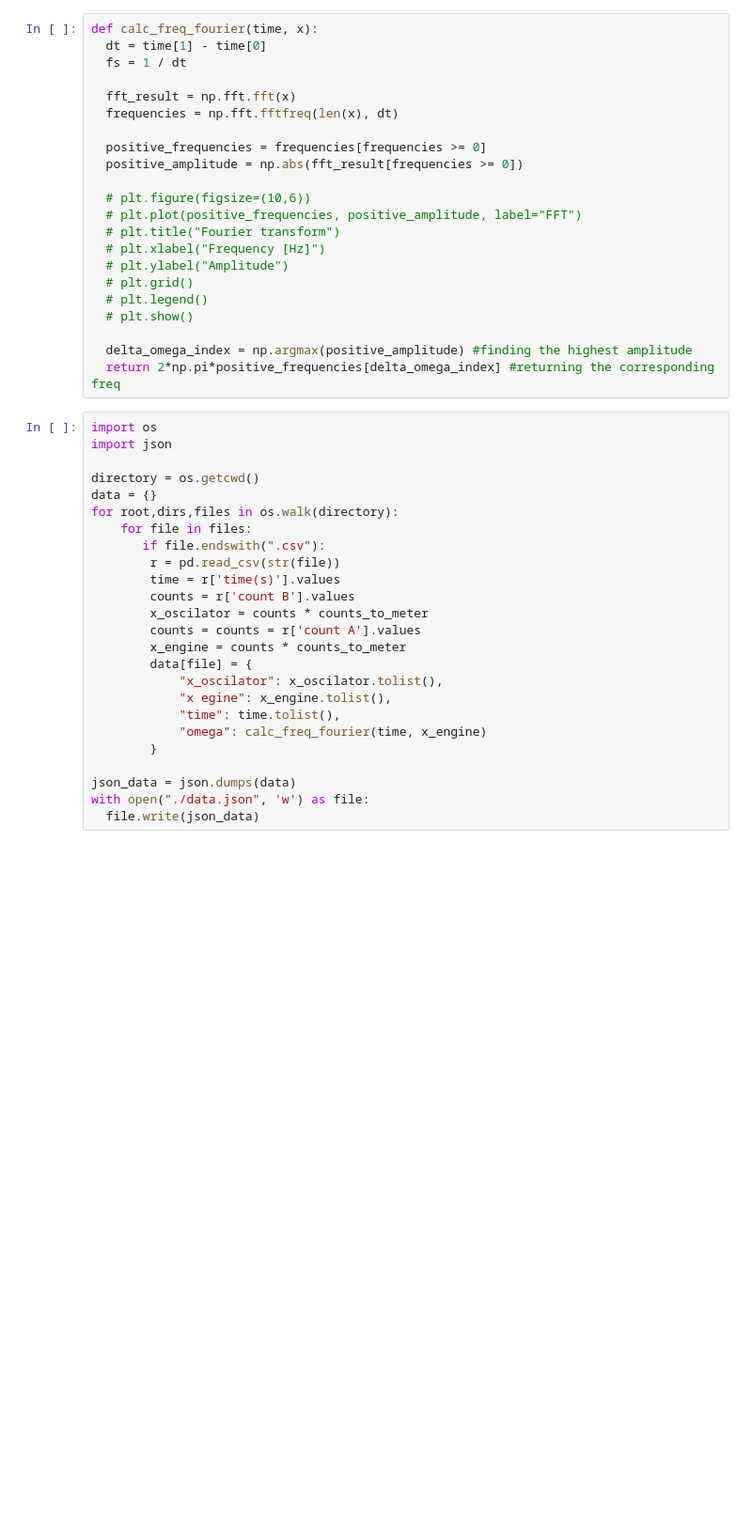
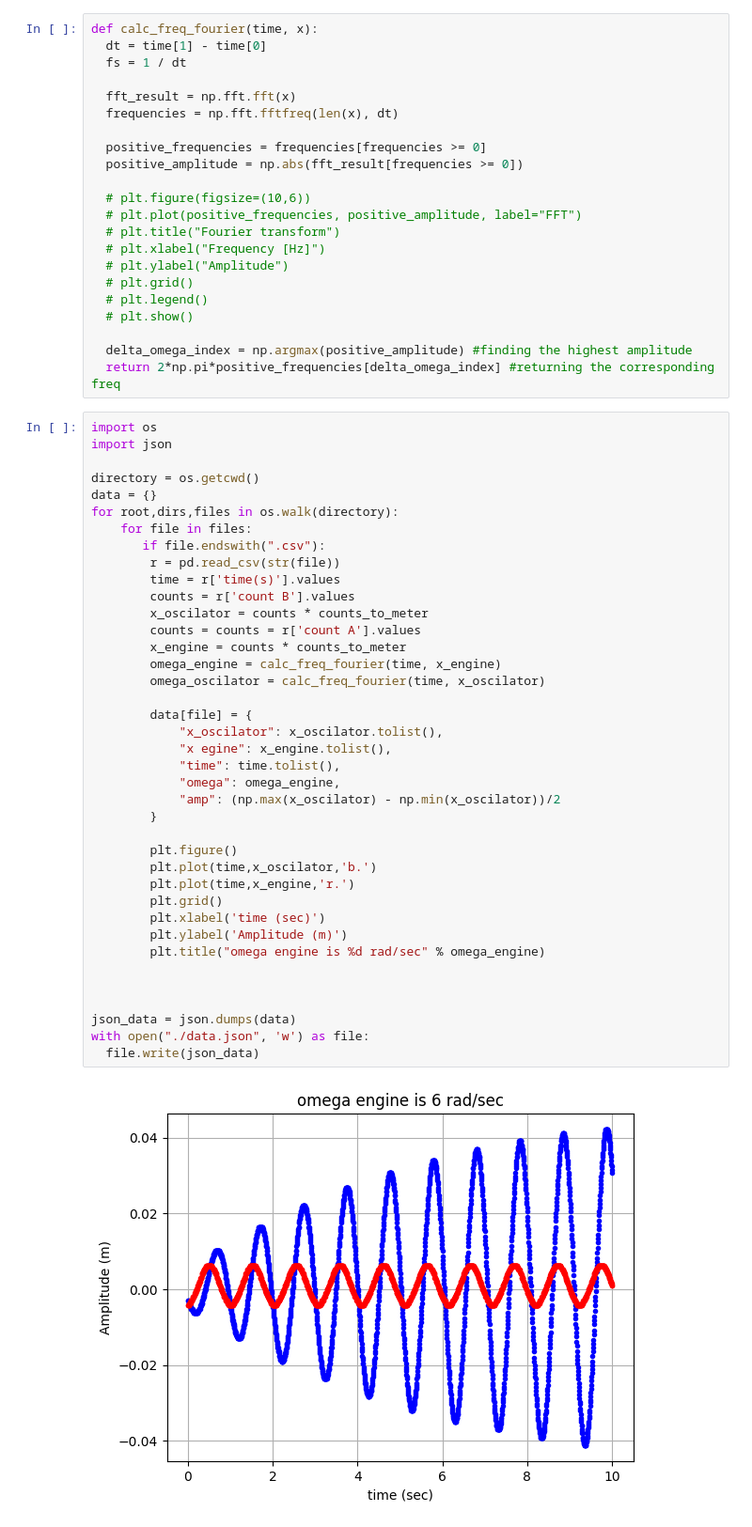
Before and after one commit to ronniegertman/Waves, a Jupyter notebook: harmonic_oscilator.ipynb, the cells around one changed output. Shown at 94% size. Cells and saved outputs as stored; diff of their text form; blank space fills up the shorter version.

Commit message:
updated graphs

```diff
--- a/harmonic_oscilator.ipynb
+++ b/harmonic_oscilator.ipynb
@@ -225,25 +225,41 @@ def calc_freq_fourier(time, x):
 # %%
 import os
 import json
 
 directory = os.getcwd()
 data = {}
 for root,dirs,files in os.walk(directory):
     for file in files:
        if file.endswith(".csv"):
         r = pd.read_csv(str(file))
         time = r['time(s)'].values
         counts = r['count B'].values
         x_oscilator = counts * counts_to_meter
         counts = counts = r['count A'].values
         x_engine = counts * counts_to_meter
+        omega_engine = calc_freq_fourier(time, x_engine)
+        omega_oscilator = calc_freq_fourier(time, x_oscilator)
+
         data[file] = {
             "x_oscilator": x_oscilator.tolist(),
             "x egine": x_engine.tolist(),
             "time": time.tolist(),
-            "omega": calc_freq_fourier(time, x_engine)
+            "omega": omega_engine,
+            "amp": (np.max(x_oscilator) - np.min(x_oscilator))/2
         }
+
+        plt.figure()
+        plt.plot(time,x_oscilator,'b.')
+        plt.plot(time,x_engine,'r.')
+        plt.grid()
+        plt.xlabel('time (sec)')
+        plt.ylabel('Amplitude (m)')
+        plt.title("omega engine is %d rad/sec" % omega_engine)
+
+
 
 json_data = json.dumps(data)
 with open("./data.json", 'w') as file:
   file.write(json_data)
+# %% [output]
+[figure, added]
```
Also changed, not shown: parts of 4 cells of this notebook.
